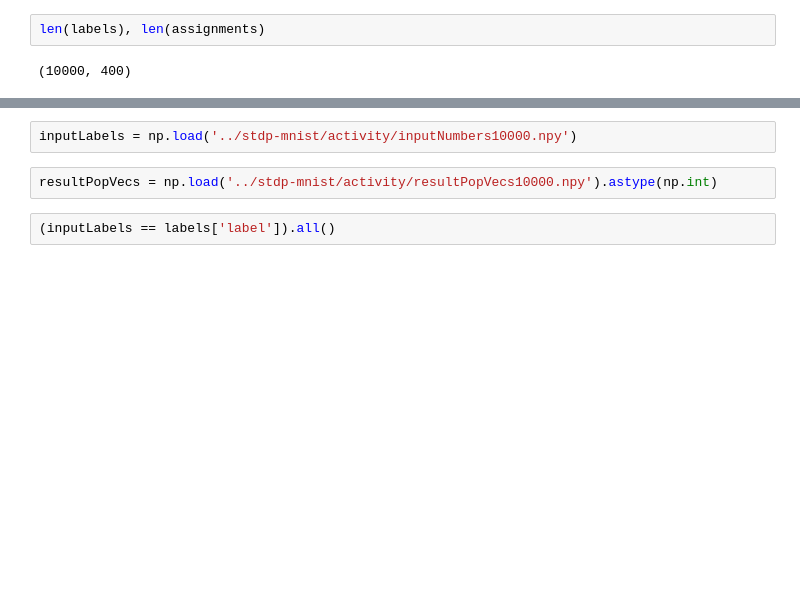
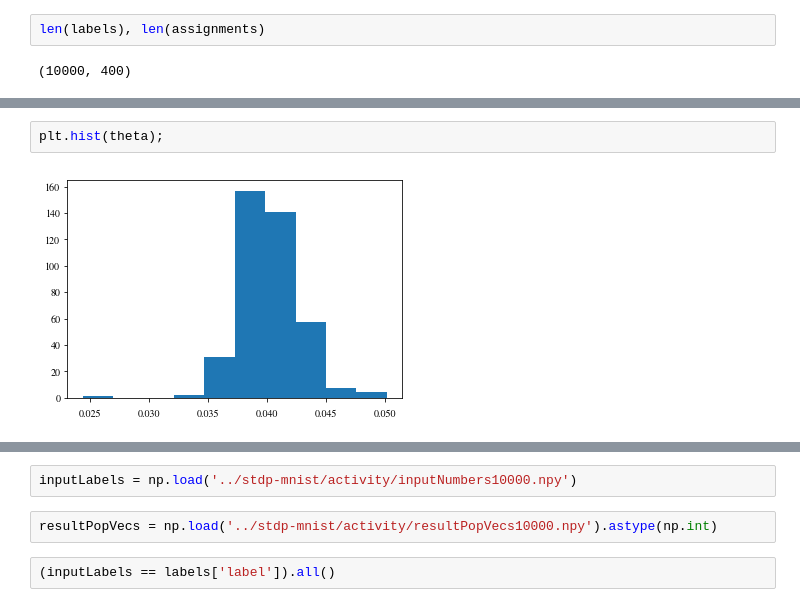
Before and after one commit to sdpenguin/Brian2STDPMNIST, a Jupyter notebook: analyse.ipynb, the cells around one changed output, grey strips where cells are left out. Drawn from its saved outputs; the diff is of its cells as text; blank space fills up the shorter version.

```diff
--- a/analyse.ipynb
+++ b/analyse.ipynb
@@ -280,0 +216,4 @@ predictions.join(labels)
+# %%
+plt.hist(theta);
+# %% [output]
+[figure, added]
```
Also changed, not shown: parts of 47 cells of this notebook, 3 other files.
